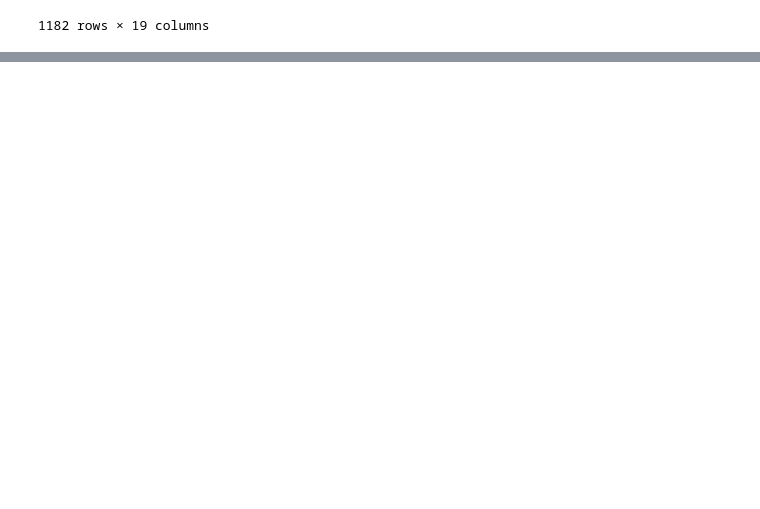
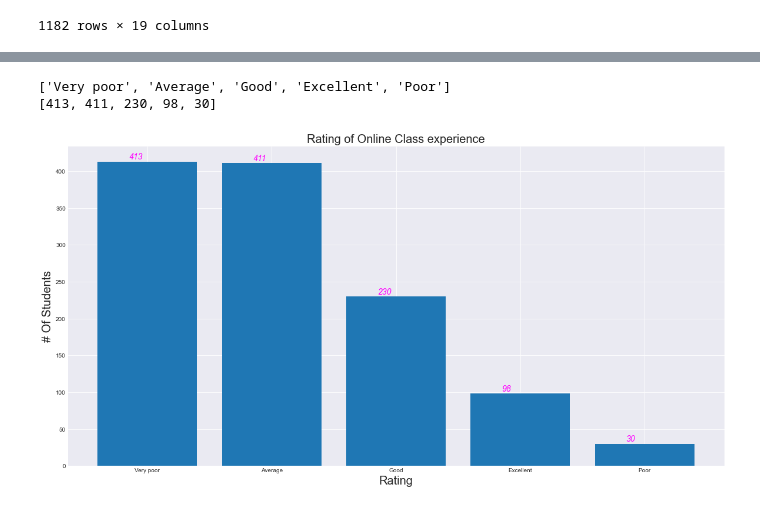
Before and after one commit to Jisha-tr/Covid19-and-impact-on-students, a Jupyter notebook: Covid19 and impact on students.ipynb, the cells around one changed output, grey strips where cells are left out. Cells and saved outputs as stored; diff of their text form; code cells hidden in the pictures; blank space fills up the shorter version.

Commit message:
Added Visualization

```diff
--- a/Covid19 and impact on students.ipynb
+++ b/Covid19 and impact on students.ipynb
@@ -209,0 +249,25 @@ df
+# %%
+rating_of_online_class_experience = df['Rating of Online Class experience'].value_counts().keys().tolist()
+print(rating_of_online_class_experience)
+count = df['Rating of Online Class experience'].value_counts().tolist()
+print(count)
+# %% [output]
+['Very poor', 'Average', 'Good', 'Excellent', 'Poor']
+[413, 411, 230, 98, 30]
+# %%
+fig, ax = plt.subplots()
+
+ax.bar(rating_of_online_class_experience,count)
+plt.title('Rating of Online Class experience',size=20)
+plt.xlabel('Rating',size = 20)
+plt.ylabel('# Of Students',size = 20)
+for i, v in enumerate(count):
+    ax.text(i-.15,
+              v+3,
+              count[i],
+              style = 'italic',
+              fontsize=14,
+              color = 'magenta')
+ax.grid(True)
+# %% [output]
+[figure, added]
```
Also changed, not shown: parts of 8 cells of this notebook.
